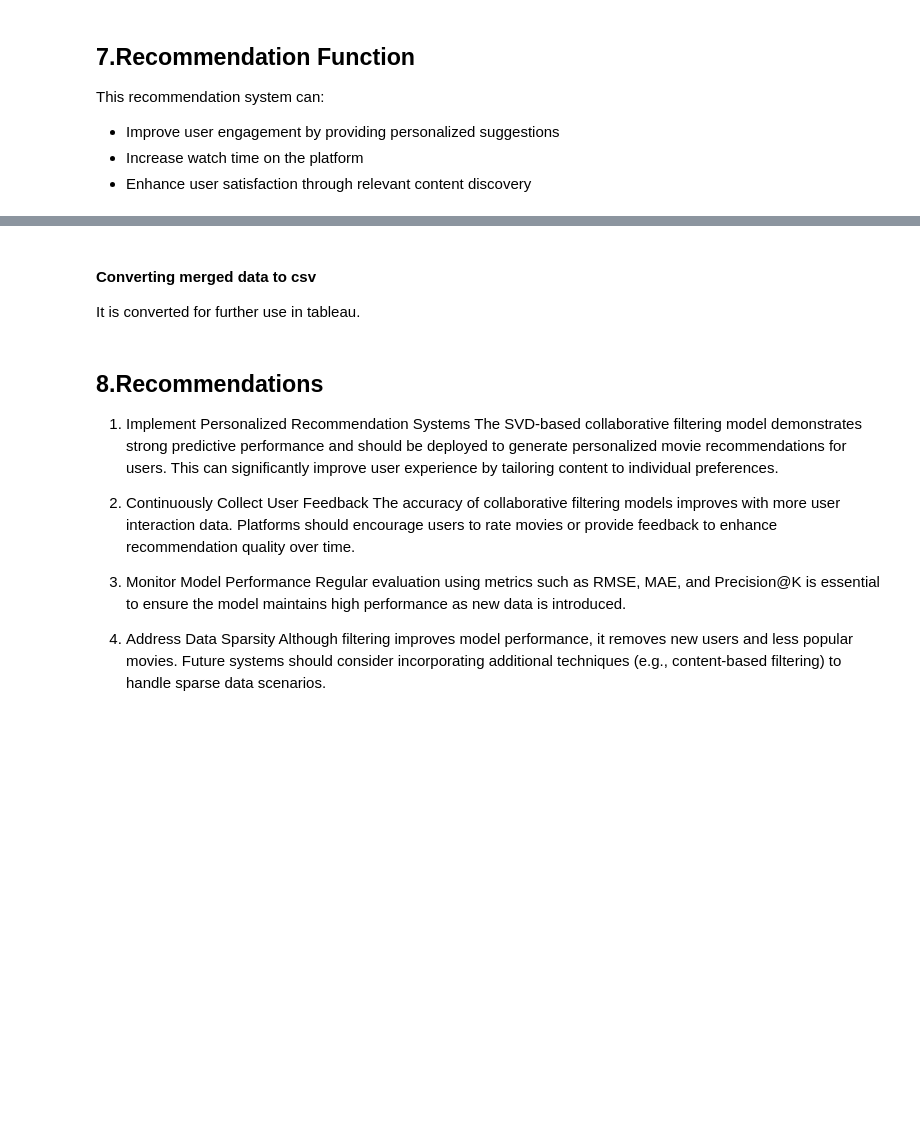
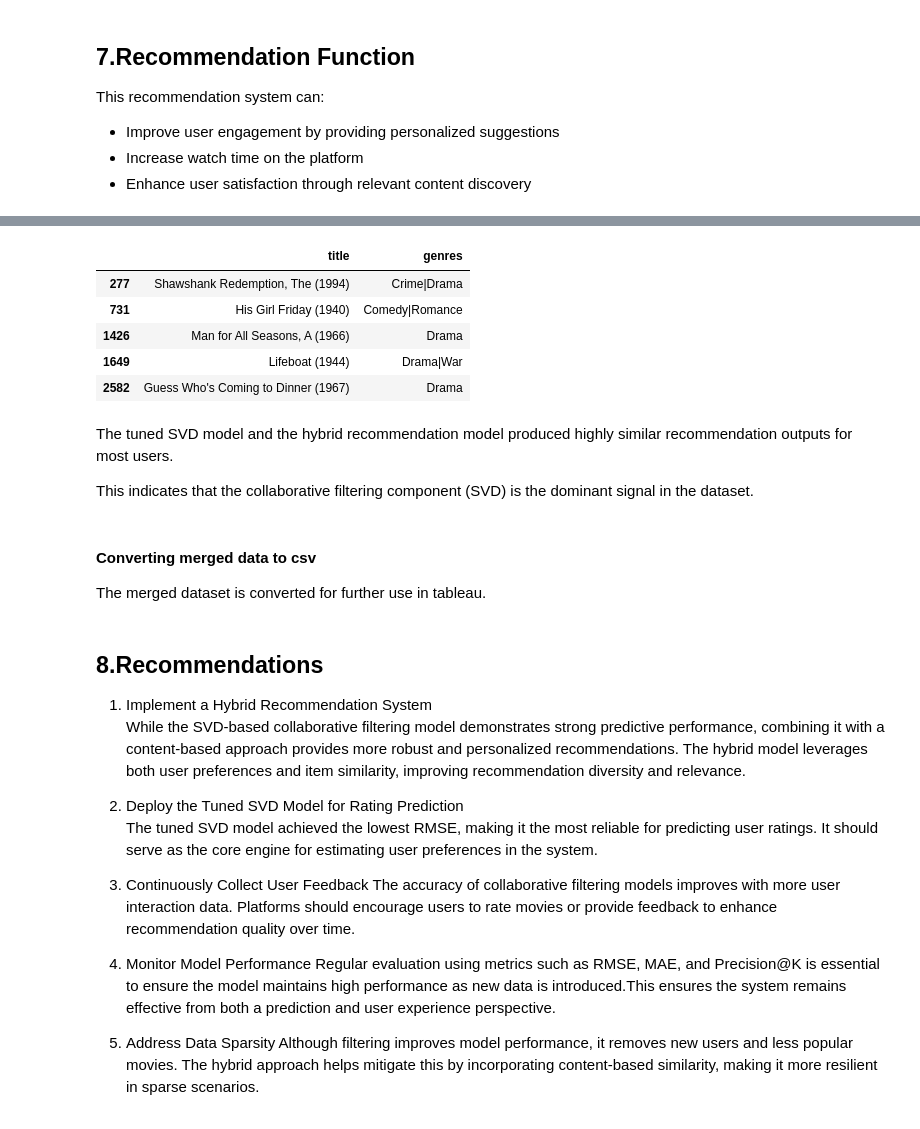
Before and after one commit to Marian-amo/Movies-Recommendation-System-Project, a Jupyter notebook: notebook.ipynb, the cells around one changed output, grey strips where cells are left out. Cells and saved outputs as stored; diff of their text form; code cells hidden in the pictures; blank space fills up the shorter version.

```diff
--- a/notebook.ipynb
+++ b/notebook.ipynb
@@ -692,7 +973,28 @@ This ranking-based approach ensures that only the most relevant recommendations
+# %%
+#Run the hybrid recommendation for user_id=1
+hybrid_recommendation(
+    user_id=1,
+    best_model=best_model,
+    ratings=ratings,
+    movies=movies,
+    cosine_sim=cosine_sim,
+    movie_indices=indices,
+)
+# %% [output]
+|  | title | genres |
+| 277 | Shawshank Redemption, The (1994) | Crime|Drama |
+| 731 | His Girl Friday (1940) | Comedy|Romance |
+| 1426 | Man for All Seasons, A (1966) | Drama |
+| 1649 | Lifeboat (1944) | Drama|War |
+| 2582 | Guess Who's Coming to Dinner (1967) | Drama |
+# %% [markdown]
+The tuned SVD model and the hybrid recommendation model produced highly similar recommendation outputs for most users.
+
+This indicates that the collaborative filtering component (SVD) is the dominant signal in the dataset.
 # %% [markdown]
 #### Converting merged data to csv
 
-It is converted for further use in tableau.
+The merged dataset is converted for further use in tableau.
 # %%
 # Save the merged DataFrame to a new CSV file for use in tableau
 df.to_csv('data/merged_data.csv', index=False)
@@ -700,20 +1002,23 @@ df.to_csv('data/merged_data.csv', index=False)
 ## 8.Recommendations
 
 
- 1. Implement Personalized Recommendation Systems
-The SVD-based collaborative filtering model demonstrates strong predictive performance and should be deployed to generate personalized movie recommendations for users. This can significantly improve user experience by tailoring content to individual preferences.
+ 1. Implement a Hybrid Recommendation System
+While the SVD-based collaborative filtering model demonstrates strong predictive performance, combining it with a content-based approach provides more robust and personalized recommendations. The hybrid model leverages both user preferences and item similarity, improving recommendation diversity and relevance.
+
+2. Deploy the Tuned SVD Model for Rating Prediction
+The tuned SVD model achieved the lowest RMSE, making it the most reliable for predicting user ratings. It should serve as the core engine for estimating user preferences in the system.
 
 
- 2. Continuously Collect User Feedback
+3. Continuously Collect User Feedback
 The accuracy of collaborative filtering models improves with more user interaction data. Platforms should encourage users to rate movies or provide feedback to enhance recommendation quality over time.
 
 
- 3. Monitor Model Performance
-Regular evaluation using metrics such as RMSE, MAE, and Precision@K is essential to ensure the model maintains high performance as new data is introduced.
+ 4. Monitor Model Performance
+Regular evaluation using metrics such as RMSE, MAE, and Precision@K is essential to ensure the model maintains high performance as new data is introduced.This ensures the system remains effective from both a prediction and user experience perspective.
 
 
- 4. Address Data Sparsity
-Although filtering improves model performance, it removes new users and less popular movies. Future systems should consider incorporating additional techniques (e.g., content-based filtering) to handle sparse data scenarios.
+ 5. Address Data Sparsity
+Although filtering improves model performance, it removes new users and less popular movies. The hybrid approach helps mitigate this by incorporating content-based similarity, making it more resilient in sparse scenarios.
 # %% [markdown]
 ## 9. Conclusion
 
```
Also changed, not shown: parts of 51 cells of this notebook, 1 other file.
